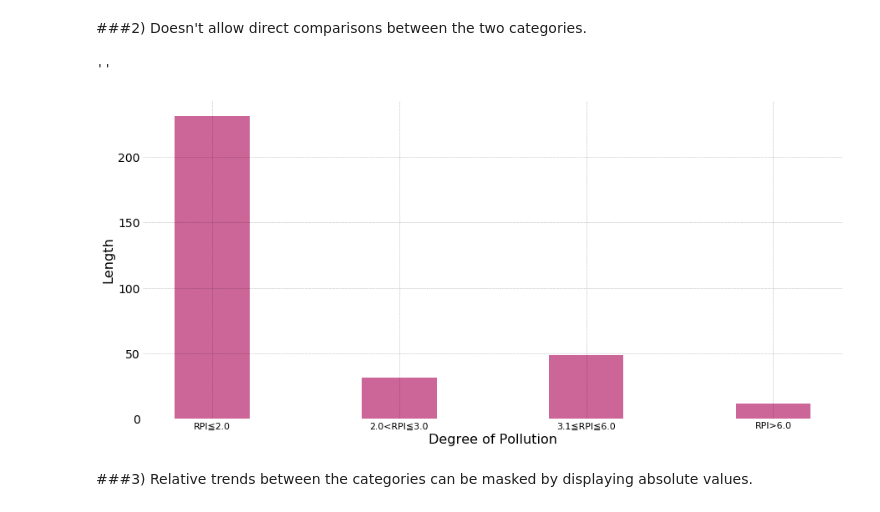
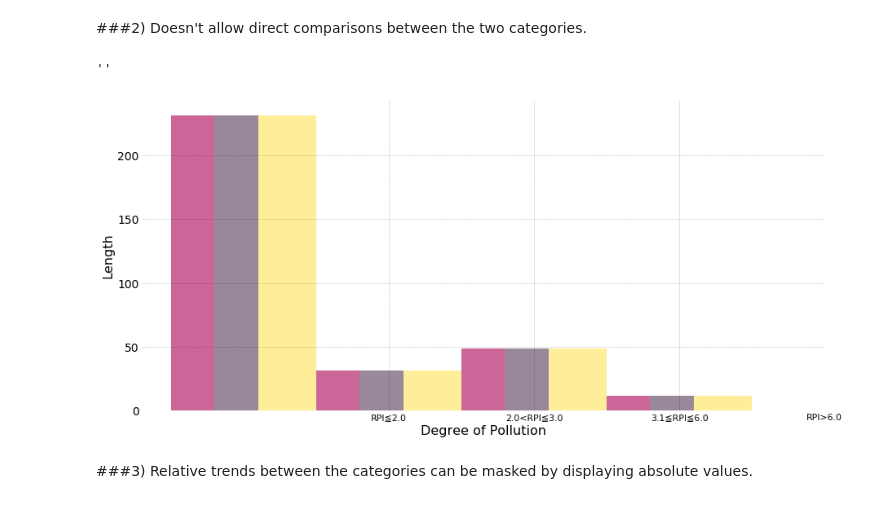
Before and after one commit to aesophor/DataScience, a Jupyter notebook: 01 Numerical/Rethinking the population pyramid.ipynb, the cells around one changed output. Saved outputs shown, nothing was run; the diff lists cells and outputs as text; code cells hidden in the pictures.

```diff
--- a/01 Numerical/Rethinking the population pyramid.ipynb
+++ b/01 Numerical/Rethinking the population pyramid.ipynb
@@ -59,24 +59,24 @@ KeyError: 'RPI≦2.0'
 # %%
 fig = plt.figure(figsize=(15, 7))
 ax1 = fig.add_subplot(111)
 
 for (i, row) in age_gender_data.iterrows():
-    plt.bar([i + 1], [row['淡水河系']],
-            color=['#CC6699'], width=0.4, align='center', edgecolor='none')
+    plt.bar([i - 0.3, i, i + 0.3], [row['淡水河系'], row['鳳山溪'], row['頭前溪']],
+            color=['#CC6699', '#998899', '#FFEE99'], width=0.4, align='center', edgecolor='none')
 
 #plt.xlim(-0.6, 20.6)
 plt.xticks(range(1, 5), age_gender_data['名稱'], fontsize=11)
 #plt.grid(False, axis='x')
 #plt.yticks(np.arange(0, 13e6, 1e6),
 #           ['{}m'.format(int(x / 1e6)) if x > 0 else 0 for x in np.arange(0, 13e6, 1e6)])
 plt.xlabel('Degree of Pollution')
 plt.ylabel('Length')
 
 plt.savefig('pop_pyramid_grouped.pdf')
 ;
 # %% [output]
 ''
-[figure, old version]
+[figure, new version]
 # %% [markdown]
 ###3) Relative trends between the categories can be masked by displaying absolute values.
 # %%
```
Also changed, not shown: 2 other files.
